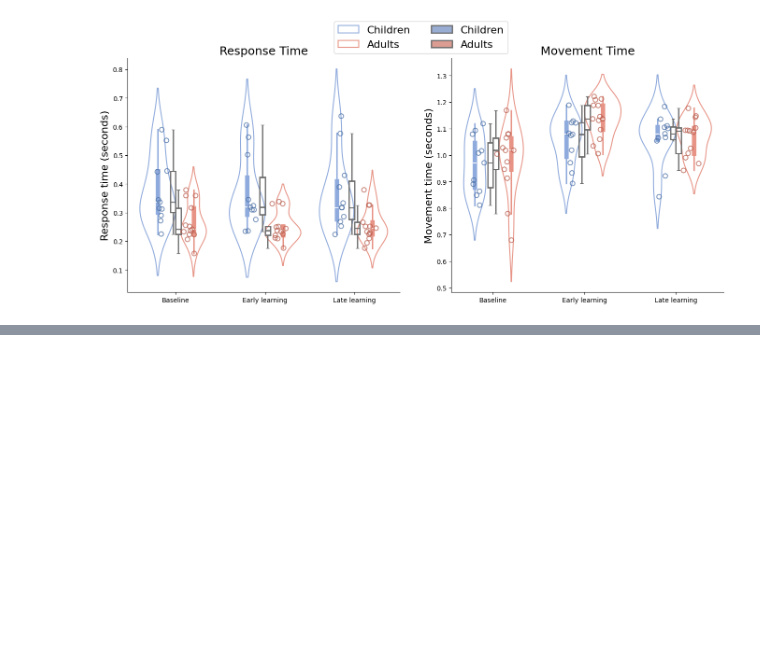
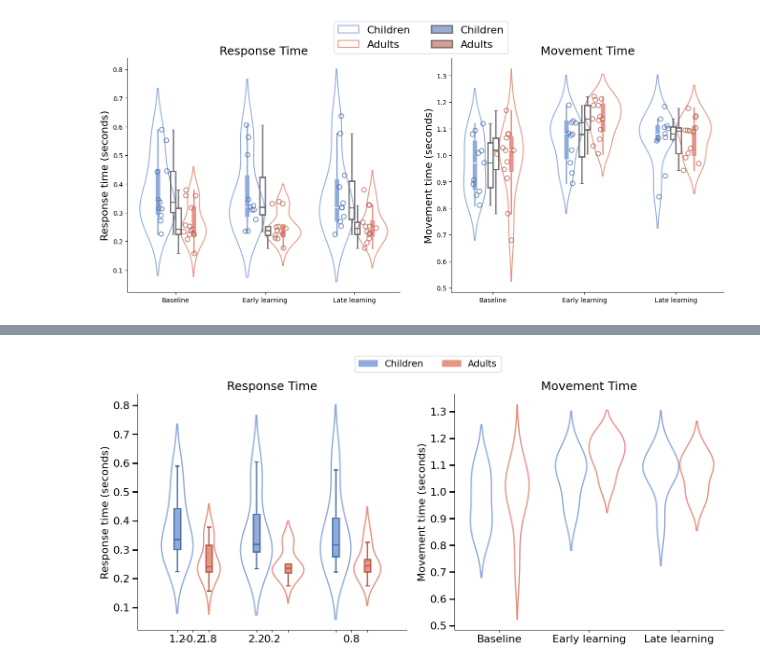
Before and after one commit to siddiskid/IMM-Lab, a Jupyter notebook: figures.ipynb, the cells around one changed output, grey strips where cells are left out. Drawn from its saved outputs; the diff is of its cells as text; code cells hidden in the pictures; blank space fills up the shorter version.

```diff
--- a/figures.ipynb
+++ b/figures.ipynb
@@ -627,0 +715,100 @@ plt.show()
+# %%
+phases = ["Baseline", "Early learning", "Late learning"]
+labels = phases
+phase_indices = np.arange(len(phases))
+
+# meanMT data
+child_mt_all = [get_all_participant_values(child_data_dir, "meanMT", i) for i in range(3)]
+adult_mt_all = [get_all_participant_values(adult_data_dir, "meanMT", i) for i in range(3)]
+mt_data = []
+for i, phase in enumerate(phases):
+    for v in child_mt_all[i]:
+        mt_data.append({"Group": "Children", "Phase": phase, "Value": v, "PhaseIdx": i})
+    for v in adult_mt_all[i]:
+        mt_data.append({"Group": "Adults", "Phase": phase, "Value": v, "PhaseIdx": i})
+mt_df = pd.DataFrame(mt_data)
+
+# meanRT data
+child_rt_all = [get_all_participant_values(child_data_dir, "meanRT", i) for i in range(3)]
+adult_rt_all = [get_all_participant_values(adult_data_dir, "meanRT", i) for i in range(3)]
+rt_data = []
+for i, phase in enumerate(phases):
+    for v in child_rt_all[i]:
+        rt_data.append({"Group": "Children", "Phase": phase, "Value": v, "PhaseIdx": i})
+    for v in adult_rt_all[i]:
+        rt_data.append({"Group": "Adults", "Phase": phase, "Value": v, "PhaseIdx": i})
+rt_df = pd.DataFrame(rt_data)
+
+fig, axes = plt.subplots(1, 2, figsize=(14, 6), sharey=False)
+plt.subplots_adjust(wspace=20)
+
+# --- Response Time violin plot ---
+sns.violinplot(ax=axes[0], x="Phase", y="Value", hue="Group", data=rt_df, split=False, inner=None, palette=["#8faadc", "#e79385"], fill=False, linewidth=2)
+axes[0].set_ylabel("Response time (seconds)", fontsize=16)
+axes[0].set_xlabel("")
+axes[0].set_title("Response Time", fontsize=18)
+axes[0].spines['top'].set_visible(False)
+axes[0].spines['right'].set_visible(False)
+axes[0].legend_.remove()
+
+# Overlay boxplots at correct positions
+box_width = 0.08  # smaller width
+for i in range(3):
+    # Children
+    data_c = child_rt_all[i]
+    pos_c = i - 0.2
+    bplot_c = axes[0].boxplot(data_c, positions=[pos_c], widths=box_width, patch_artist=True,
+                              boxprops=dict(facecolor="#8faadc", color="#4a6fa5", linewidth=2),
+                              medianprops=dict(color="#4a6fa5", linewidth=2),
+                              whiskerprops=dict(color="#4a6fa5", linewidth=2),
+                              capprops=dict(color="#4a6fa5", linewidth=2),
+                              flierprops=dict(marker='', color="#4a6fa5", alpha=0.3))
+    # Adults
+    data_a = adult_rt_all[i]
+    pos_a = i + 0.2
+    bplot_a = axes[0].boxplot(data_a, positions=[pos_a], widths=box_width, patch_artist=True,
+                              boxprops=dict(facecolor="#e79385", color="#b85c4c", linewidth=2),
+                              medianprops=dict(color="#b85c4c", linewidth=2),
+                              whiskerprops=dict(color="#b85c4c", linewidth=2),
+                              capprops=dict(color="#b85c4c", linewidth=2),
+                              flierprops=dict(marker='', color="#b85c4c", alpha=0.3))
+
+# --- Movement Time violin plot ---
+sns.violinplot(ax=axes[1], x="Phase", y="Value", hue="Group", data=mt_df, split=False, inner=None, palette=["#8faadc", "#e79385"], fill=False, linewidth=2)
+axes[1].set_ylabel("Movement time (seconds)", fontsize=16)
+axes[1].set_xlabel("")
+axes[1].set_title("Movement Time", fontsize=18)
+axes[1].spines['top'].set_visible(False)
+axes[1].spines['right'].set_visible(False)
+axes[1].legend_.remove()
+
+# Overlay boxplots at correct positions
+for i in range(3):
+    # Children
+    data_c = child_mt_all[i]
+    pos_c = i - 0.2
+    bplot_c = axes[1].boxplot(data_c, positions=[pos_c], widths=box_width, patch_artist=True,
+                              boxprops=dict(facecolor="#8faadc", color="#4a6fa5", linewidth=2),
+                              medianprops=dict(color="#4a6fa5", linewidth=2),
+                              whiskerprops=dict(color="#4a6fa5", linewidth=2),
+                              capprops=dict(color="#4a6fa5", linewidth=2),
+                              flierprops=dict(marker='', color="#4a6fa5", alpha=0.3))
+    # Adults
+    data_a = adult_mt_all[i]
+    pos_a = i + 0.2
+    bplot_a = axes[1].boxplot(data_a, positions=[pos_a], widths=box_width, patch_artist=True,
+                              boxprops=dict(facecolor="#e79385", color="#b85c4c", linewidth=2),
+                              medianprops=dict(color="#b85c4c", linewidth=2),
+                              whiskerprops=dict(color="#b85c4c", linewidth=2),
+                              capprops=dict(color="#b85c4c", linewidth=2),
+                              flierprops=dict(marker='', color="#b85c4c", alpha=0.3))
+
+# Custom legend: blue for children, red for adults
+from matplotlib.patches import Patch
+custom_legend = [Patch(facecolor="#8faadc", edgecolor="#8faadc", label="Children"),
+                 Patch(facecolor="#e79385", edgecolor="#e79385", label="Adults")]
+fig.legend(custom_legend, ["Children", "Adults"], fontsize=14, loc='upper center', bbox_to_anchor=(0.5, 1.05), ncol=2)
+plt.tight_layout(rect=[0, 0, 1, 0.97])
+plt.show()
+# %% [output]
+[figure, added]
```
Also changed, not shown: parts of 3 cells of this notebook, 2 other files.
